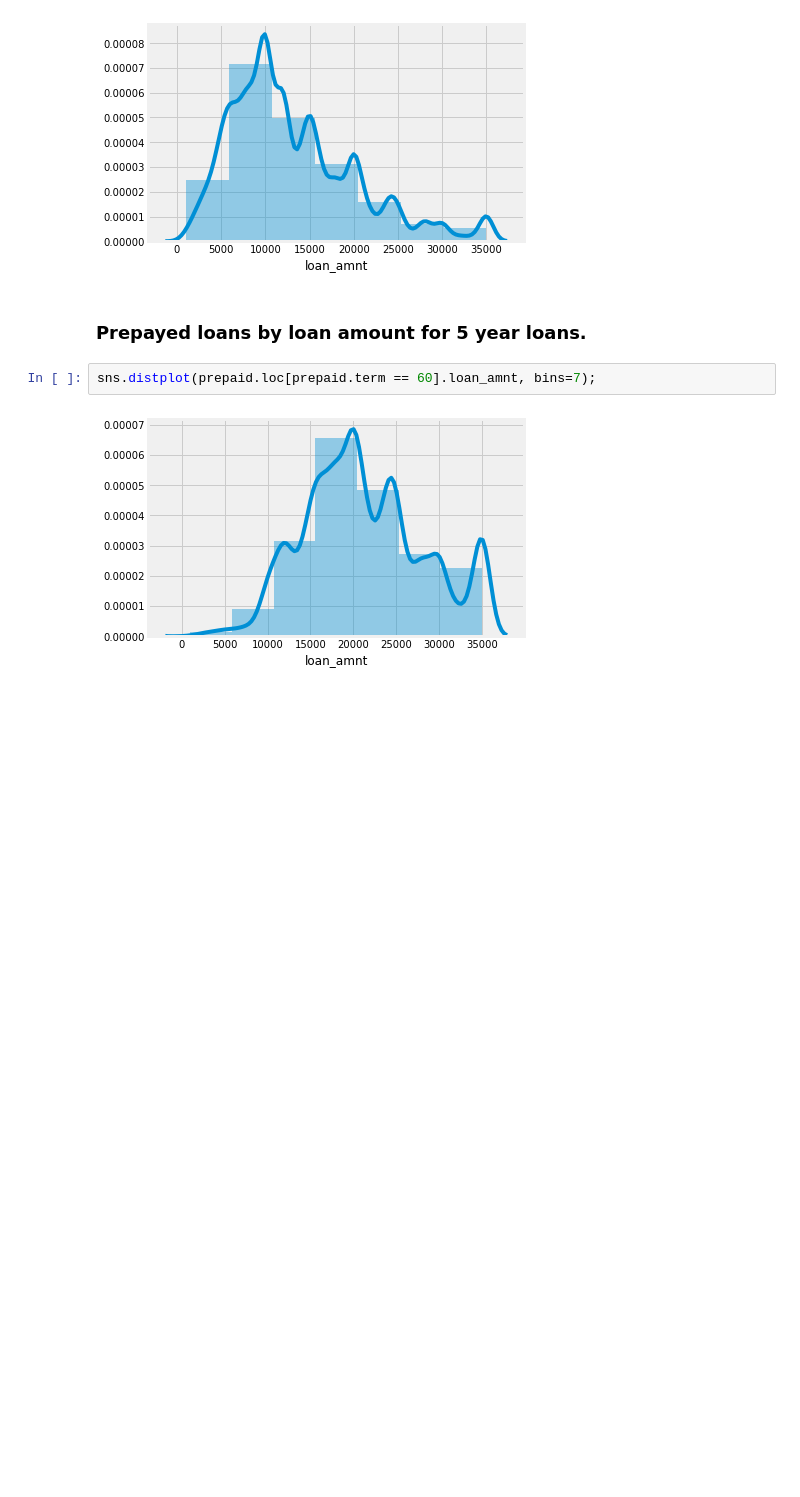
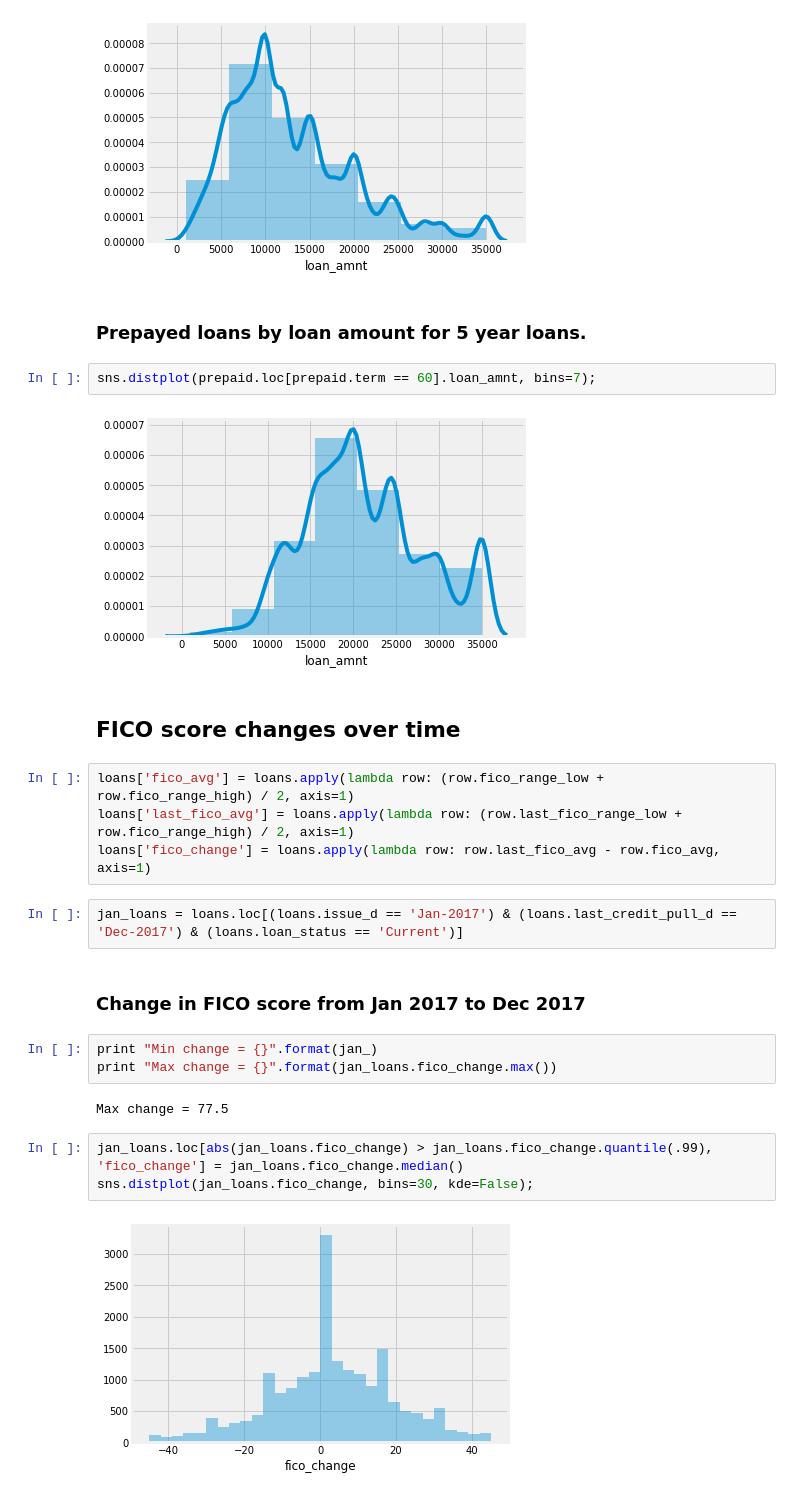
Before and after one commit to anishb/debt_management_analysis, a Jupyter notebook: Gamified Debt Consolidation.ipynb, the cells around one changed output. Cells and saved outputs as stored; diff of their text form; blank space fills up the shorter version.

Commit message:
Added FICO price change

```diff
--- a/Gamified Debt Consolidation.ipynb
+++ b/Gamified Debt Consolidation.ipynb
@@ -588,3 +588,23 @@ sns.distplot(prepaid.loc[prepaid.term == 36].loan_amnt, bins=7);
 sns.distplot(prepaid.loc[prepaid.term == 60].loan_amnt, bins=7);
 # %% [output]
 [figure]
+# %% [markdown]
+## FICO score changes over time
+# %%
+loans['fico_avg'] = loans.apply(lambda row: (row.fico_range_low + row.fico_range_high) / 2, axis=1)
+loans['last_fico_avg'] = loans.apply(lambda row: (row.last_fico_range_low + row.fico_range_high) / 2, axis=1)
+loans['fico_change'] = loans.apply(lambda row: row.last_fico_avg - row.fico_avg, axis=1)
+# %%
+jan_loans = loans.loc[(loans.issue_d == 'Jan-2017') & (loans.last_credit_pull_d == 'Dec-2017') & (loans.loan_status == 'Current')]
+# %% [markdown]
+### Change in FICO score from Jan 2017 to Dec 2017
+# %%
+print "Min change = {}".format(jan_)
+print "Max change = {}".format(jan_loans.fico_change.max())
+# %% [output]
+Max change = 77.5
+# %%
+jan_loans.loc[abs(jan_loans.fico_change) > jan_loans.fico_change.quantile(.99), 'fico_change'] = jan_loans.fico_change.median()
+sns.distplot(jan_loans.fico_change, bins=30, kde=False);
+# %% [output]
+[figure, added]
```
Also changed, not shown: parts of 1 cell of this notebook.
